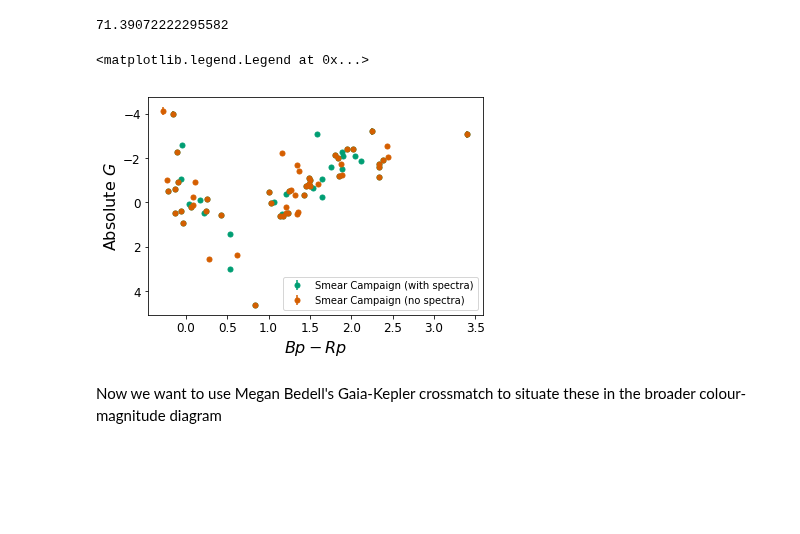
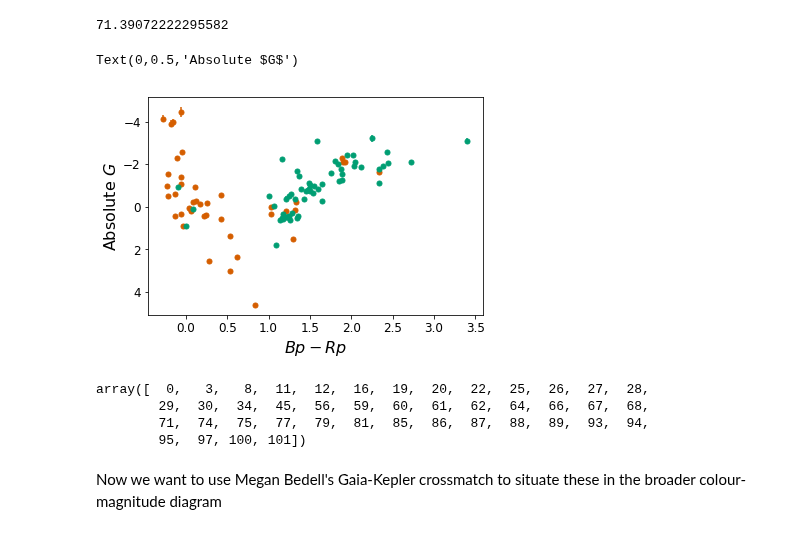
Before and after one commit to benjaminpope/smearcampaign, a Jupyter notebook: notebooks/read_catalogues.ipynb, the cells around one changed output. Saved outputs shown, nothing was run; the diff lists cells and outputs as text; code cells hidden in the pictures; blank space fills up the shorter version.

```diff
--- a/notebooks/read_catalogues.ipynb
+++ b/notebooks/read_catalogues.ipynb
@@ -465,0 +440,11 @@ gaia.keys()
+# %%
+def crossmatch(ra_in,dec_in,ra_match,dec_match):
+    ra_in, dec_in = gaia['ra'],gaia['dec']
+    ra_match, dec_match = new['RA'],new['Dec']
+    npoints = len(ra_in)
+
+    m = []
+    for j in range(npoints):
+        dists = np.sqrt((ra_in-ra_match[j])**2+(dec_in-dec_match[j])**2)
+        m.append(np.argmin(dists))
+    return m
@@ -518,14 +500,21 @@ fname_spc = '../data/spc_giants.csv'
 spc_data = Table.read(fname_spc,format='ascii')
 
 newcat['TRES?'] = ['TRES' if obj in spc_data['Object'] else '--' for obj in newcat['Name']]
-newcat.add_column(gaia['source_id'])
+# newcat.add_column(gaia['source_id'])
 
 full_cat = join(newcat,gaia,keys='source_id',join_type=u'left')
+
+bp, rp, gg = full_cat['phot_bp_mean_mag'], full_cat['phot_rp_mean_mag'], full_cat['phot_g_mean_mag']
+abs_gg = abs_mag(gg,full_cat['r_est'])
+full_cat['abs_gg'] = abs_gg
+full_cat['bp_rp'] = bp-rp
+abs_gg_hi = abs_mag(full_cat['phot_g_mean_mag'],full_cat['r_hi'])
+abs_gg_lo = abs_mag(full_cat['phot_g_mean_mag'],full_cat['r_lo'])
 
 full_cat.sort('Name')
 
 full_cat.write('full_cat.csv')
 
-newcat = join(newcat,gaia['bp_rp','source_id','r_est','r_lo','r_hi','phot_g_mean_mag'],keys='source_id',join_type=u'left')
-
+# newcat = join(newcat,gaia['bp_rp','source_id','r_est','r_lo','r_hi','phot_g_mean_mag'],keys='source_id',join_type=u'left')
+newcat = full_cat.copy() # just keep all the keys
 newcat.sort('Name')
@@ -532,5 +523 @@ newcat.sort('Name')
-# %%
-full_cat = join(newcat,gaia,keys='source_id',join_type=u'left')
-
-full_cat.sort('Name')
 # %%
@@ -712,20 +652,34 @@ np.nanmedian(snrs)
 71.39072222295582
 # %%
 errorbars = np.zeros((2,np.size(abs_gg)))
+abs_gg = full_cat['abs_gg']
+
+abs_gg_hi = abs_mag(full_cat['phot_g_mean_mag'],full_cat['r_hi'])
+abs_gg_lo = abs_mag(full_cat['phot_g_mean_mag'],full_cat['r_lo'])
 errorbars[0,:] = abs_gg_hi-abs_gg
 errorbars[1,:] = abs_gg-abs_gg_lo
 # %%
 rc('text', usetex=False)
-m = np.where(gaia['TRES']!='--')[0]
-plt.errorbar(bp[m]-rp[m],abs_gg[m],yerr=errorbars[:,m],fmt='.',color=colours[1],label=r'Smear Campaign (with spectra)',markersize=10)
-plt.errorbar(bp[~m]-rp[~m],abs_gg[~m],yerr=errorbars[:,~m],fmt='.',color=colours[2],label=r'Smear Campaign (no spectra)',markersize=10)
+m = np.where(full_cat['TRES?']!='--')[0]
+mm = np.where(full_cat['TRES?']=='--')[0]
+
+bp_rp = full_cat['bp_rp']
+plt.errorbar(bp_rp[mm],abs_gg[mm],yerr=errorbars[:,mm],fmt='.',color=colours[2],label=r'Smear Campaign (no spectra)',markersize=10)
+plt.errorbar(bp_rp[m],abs_gg[m],yerr=errorbars[:,m],fmt='.',color=colours[1],label=r'Smear Campaign (with spectra)',markersize=10)
 plt.gca().invert_yaxis()
 plt.xlabel(r'$Bp-Rp$')
 plt.ylabel(r'Absolute $G$')
-plt.legend()
+# plt.legend()
 # %% [output]
-<matplotlib.legend.Legend at 0x...>
+Text(0,0.5,'Absolute $G$')
-[figure, old version]
+[figure, new version]
+# %%
+mm
+# %% [output]
+array([  0,   3,   8,  11,  12,  16,  19,  20,  22,  25,  26,  27,  28,
+        29,  30,  34,  45,  56,  59,  60,  61,  62,  64,  66,  67,  68,
+        71,  74,  75,  77,  79,  81,  85,  86,  87,  88,  89,  93,  94,
+        95,  97, 100, 101])
 # %% [markdown]
 Now we want to use Megan Bedell's Gaia-Kepler crossmatch to situate these in the broader colour-magnitude diagram
 # %%
```
Also changed, not shown: parts of 26 cells of this notebook, 9 other files.
